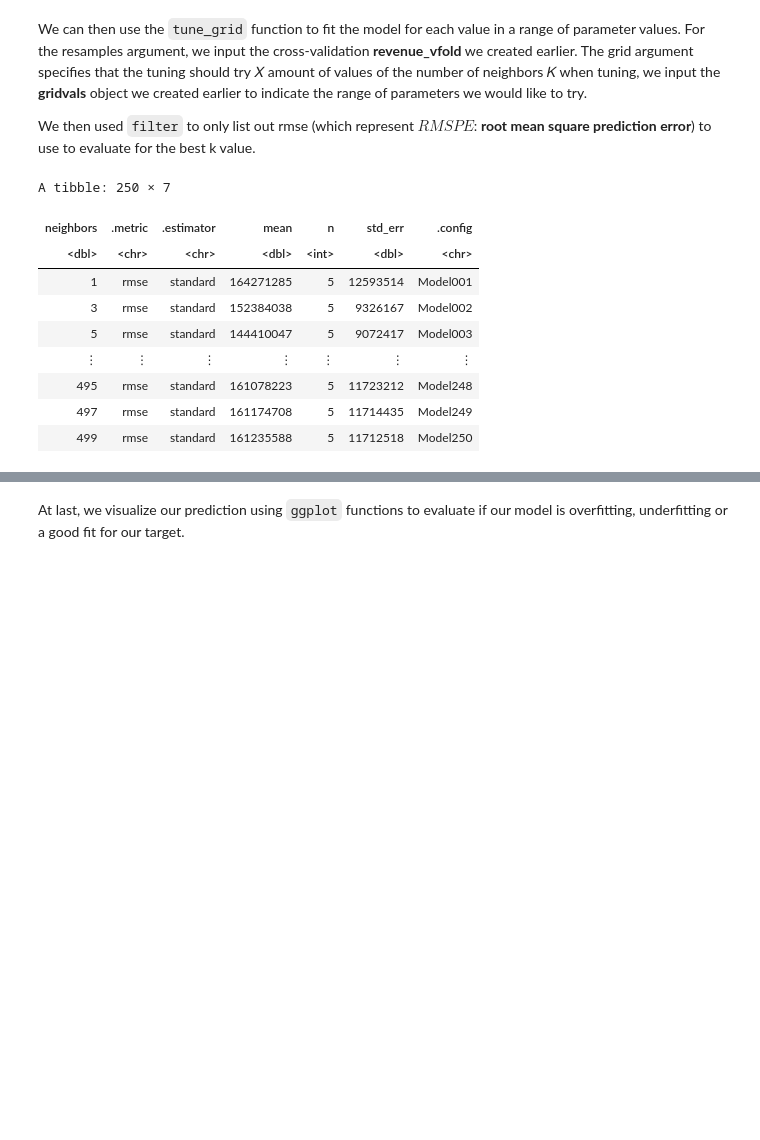
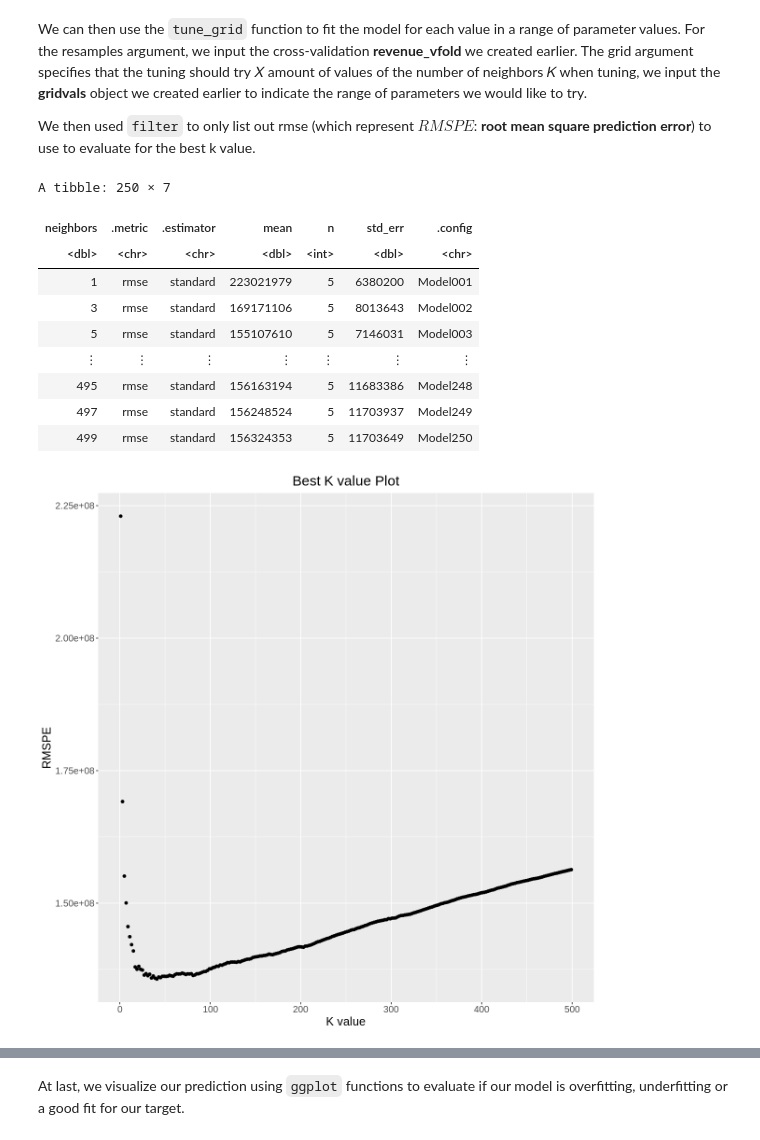
Before and after one commit to rehan13/Movie-Revenue-Predictions, a Jupyter notebook: Movie_Revenue_Preditor.ipynb, the cells around one changed output, grey strips where cells are left out. Saved outputs shown, nothing was run; the diff lists cells and outputs as text; code cells hidden in the pictures; blank space fills up the shorter version.

```diff
--- a/Movie_Revenue_Preditor.ipynb
+++ b/Movie_Revenue_Preditor.ipynb
@@ -72,9 +61,9 @@ As we can see, the data contains cells written in json, which is outside of the
 # %%
 # Exploratory Data
-Revenue_Data_Particulars <- select(Revenue_data, vote_average, budget, runtime, popularity, revenue)%>%
+revenue_Data_Particulars <- select(revenue_data, vote_average, budget, runtime, popularity, revenue)%>%
 filter(revenue > 0, budget > 0)
 
-Revenue_Data_Particulars
+revenue_Data_Particulars
 # %% [output]
 A tibble: 3229 × 5
 | vote_average | budget | runtime | popularity | revenue |
@@ -191,6 +86,15 @@ To make sure that this process is replicable, we use set.seed().
 # %%
 # Train / Test Data
 set.seed(15)
-revenue_split <- initial_split(Rev_sample, prop = 0.75, strata = revenue)
+revenue_split <- initial_split(Revenue_Data_Particulars, prop = 0.75, strata = revenue)
 revenue_train <- training(revenue_split)
 revenue_test <- testing(revenue_split)
+
+# Graph for train data
+revenue_train_diagram <- revenue_train %>%
+    ggplot(aes(x = budget, y = revenue)) +
+    geom_point()+
+    labs(x = "Budget", y = "Revenue")+
+    ggtitle("Train Data Plot") +
+    theme(text = element_text(size = 15), plot.title = element_text(hjust = 0.5))
+revenue_train_diagram
@@ -211,8 +120,6 @@ First, we created a recipe using the `recipe` functions with the variables of in
 # %%
-# create recipe
-revenue_recipe <- recipe(revenue ~ budget, data = revenue_train) %>%
-                step_scale(all_predictors()) %>%
-                step_center(all_predictors())
+# Create recipe
+revenue_recipe <- recipe(revenue ~ budget, data = revenue_train)
 # %% [markdown]
 If we split our overall training data once, our best parameter choice will depend strongly on our luck (since whatever data that lands in the validation set is random). By using multiple different train / validation splits, a better accuracy/representation of the data can be estimated, which will lead to a better choice of the number of neighbours $K$ for the overall set of training data.
 
@@ -271,22 +175,33 @@ We can then use the `tune_grid` function to fit the model for each value in a ra
 
 We then used `filter` to only list out rmse (which represent $RMSPE$: **root mean square prediction error**) to use to evaluate for the best k value.
 # %%
-# results of the model.
+# Results of the model.
 revenue_results <- revenue_wkflw %>%
   tune_grid(resamples = revenue_vfold, grid = gridvals) %>%
   collect_metrics() %>%
   filter(.metric == "rmse")
 
+# Plot K Values
+revenue_results_graph <- revenue_results %>%
+    ggplot(aes(x = neighbors, y = mean))+
+    geom_point()+
+    labs(x = "K value", y = "RMSPE") +
+    ggtitle("Best K value Plot") +
+    theme(text = element_text(size = 15), plot.title = element_text(hjust = 0.5))
+
+
 revenue_results
+revenue_results_graph
 # %% [output]
 A tibble: 250 × 7
 | neighbors | .metric | .estimator | mean | n | std_err | .config |
 | <dbl> | <chr> | <chr> | <dbl> | <int> | <dbl> | <chr> |
-| 1 | rmse | standard | 164271285 | 5 | 12593514 | Model001 |
-| 3 | rmse | standard | 152384038 | 5 | 9326167 | Model002 |
-| 5 | rmse | standard | 144410047 | 5 | 9072417 | Model003 |
+| 1 | rmse | standard | 223021979 | 5 | 6380200 | Model001 |
+| 3 | rmse | standard | 169171106 | 5 | 8013643 | Model002 |
+| 5 | rmse | standard | 155107610 | 5 | 7146031 | Model003 |
 | ⋮ | ⋮ | ⋮ | ⋮ | ⋮ | ⋮ | ⋮ |
-| 495 | rmse | standard | 161078223 | 5 | 11723212 | Model248 |
-| 497 | rmse | standard | 161174708 | 5 | 11714435 | Model249 |
-| 499 | rmse | standard | 161235588 | 5 | 11712518 | Model250 |
+| 495 | rmse | standard | 156163194 | 5 | 11683386 | Model248 |
+| 497 | rmse | standard | 156248524 | 5 | 11703937 | Model249 |
+| 499 | rmse | standard | 156324353 | 5 | 11703649 | Model250 |
+[figure, added]
 # %% [markdown]
```
Also changed, not shown: parts of 43 cells of this notebook.
